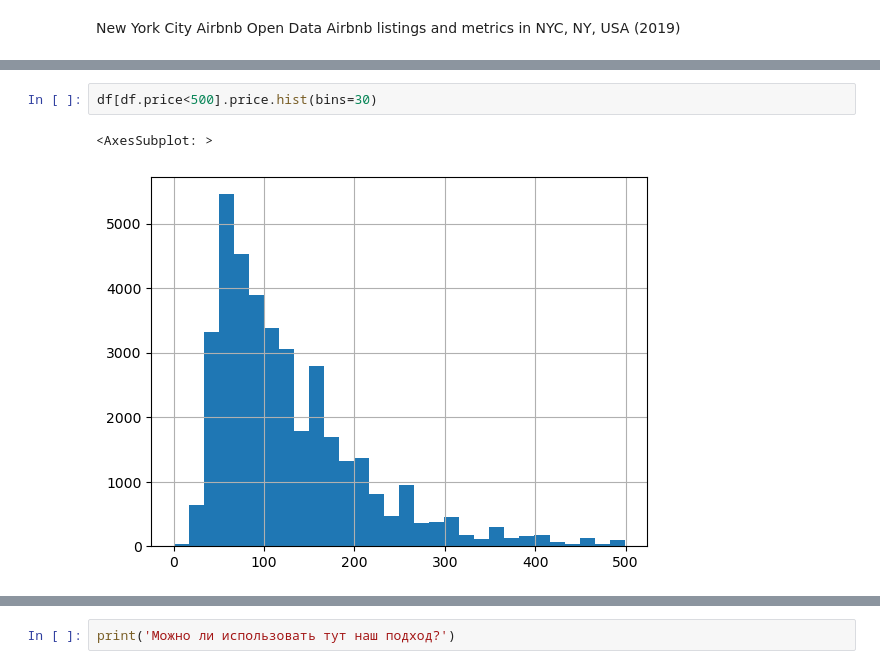
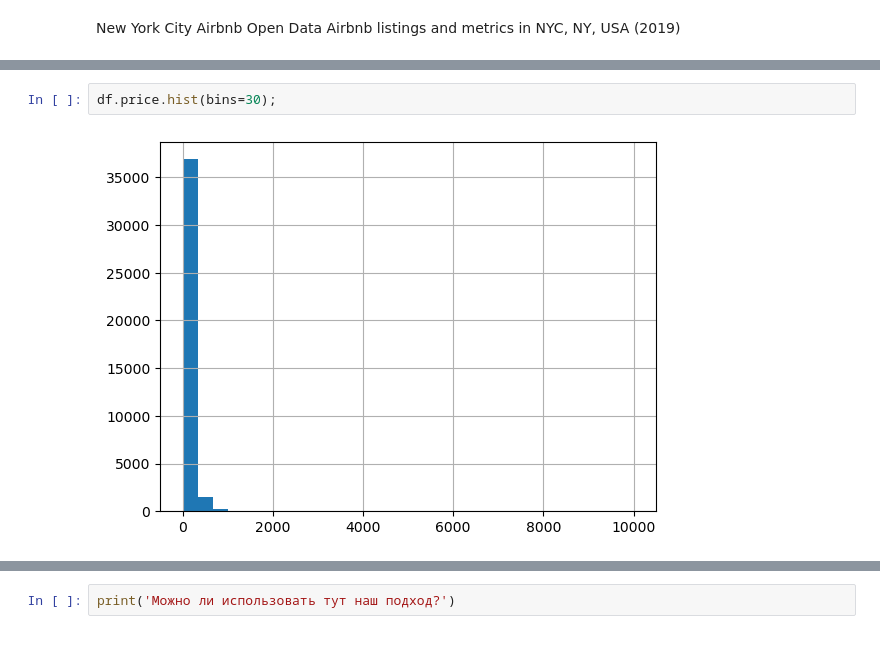
Before and after one commit to IgorBeHolder/Netology, a Jupyter notebook: Netology stats_Confidential_intervals HW.ipynb, the cells around one changed output, grey strips where cells are left out. Cells and saved outputs as stored; diff of their text form.

```diff
--- a/Netology stats_Confidential_intervals HW.ipynb
+++ b/Netology stats_Confidential_intervals HW.ipynb
@@ -577,5 +597,4 @@ memory usage: 5.0+ MB
 # %%
-df[df.price<500].price.hist(bins=30)
+df.price.hist(bins=30);
 # %% [output]
-<AxesSubplot: >
-[figure, old version]
+[figure, new version]
```
Also changed, not shown: parts of 93 cells of this notebook, 3 other files.
